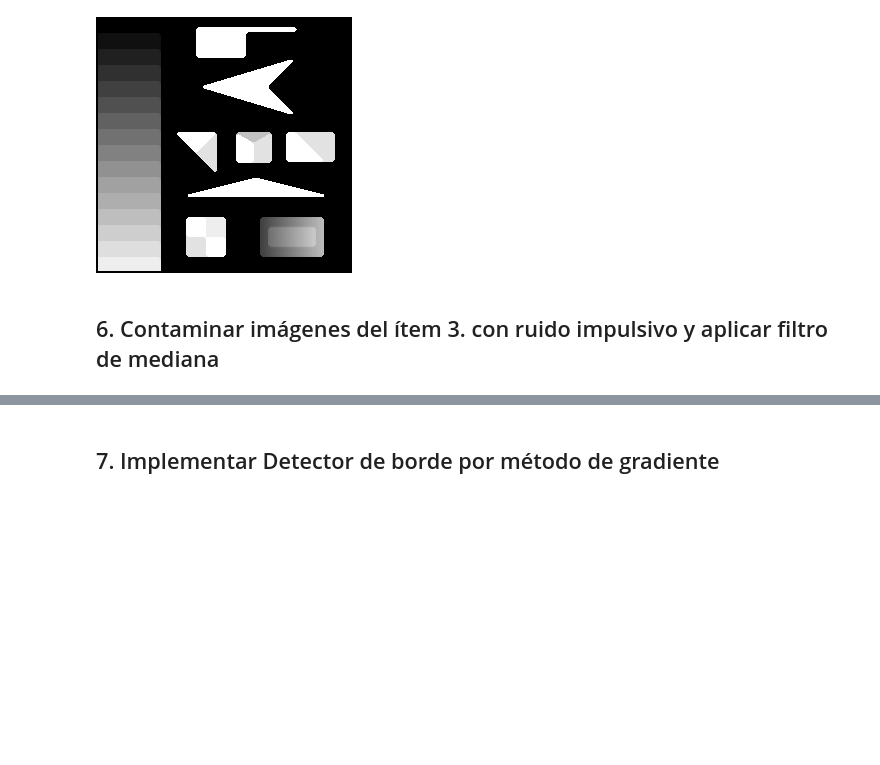
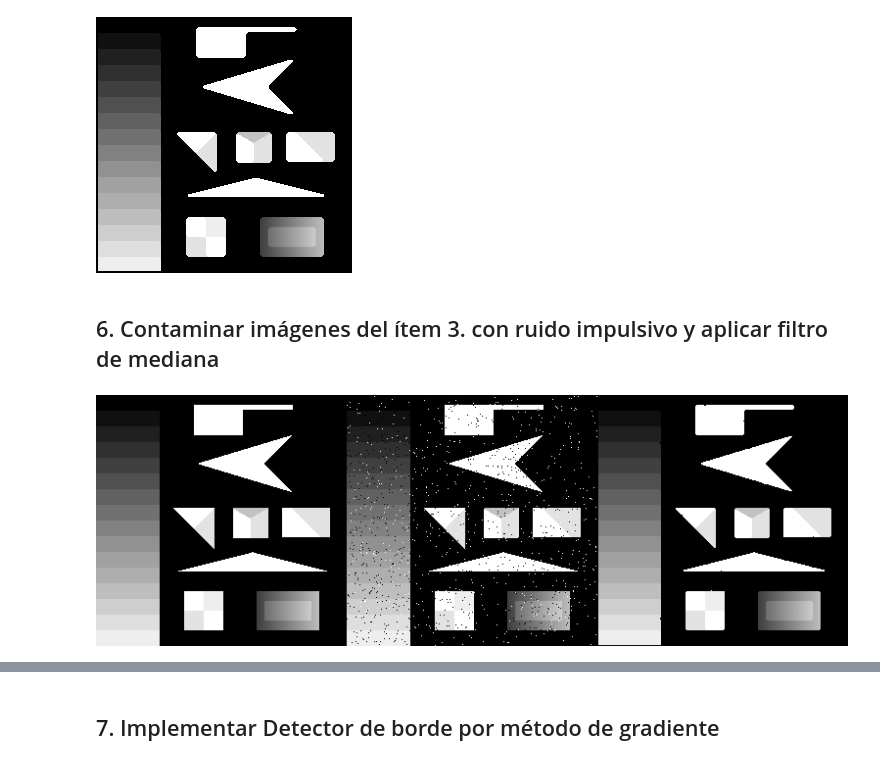
Before and after one commit to munshkr/vc-2018-2c, a Jupyter notebook: practicas/P3_Ruidos_y_filtros.ipynb, the cells around one changed output, grey strips where cells are left out. Saved outputs shown, nothing was run; the diff lists cells and outputs as text; code cells hidden in the pictures; blank space fills up the shorter version.

```diff
--- a/practicas/P3_Ruidos_y_filtros.ipynb
+++ b/practicas/P3_Ruidos_y_filtros.ipynb
@@ -323,0 +322,5 @@ imshow(I_filtroMediana)
+# %%
+IwithNoise = saltPepperNoise(I, 0.01, 0.02);
+imshow([I, IwithNoise, filtroMediana(IwithNoise, 3)])
+# %% [output]
+[figure, added]
```
Also changed, not shown: parts of 30 cells of this notebook, 1 other file.
